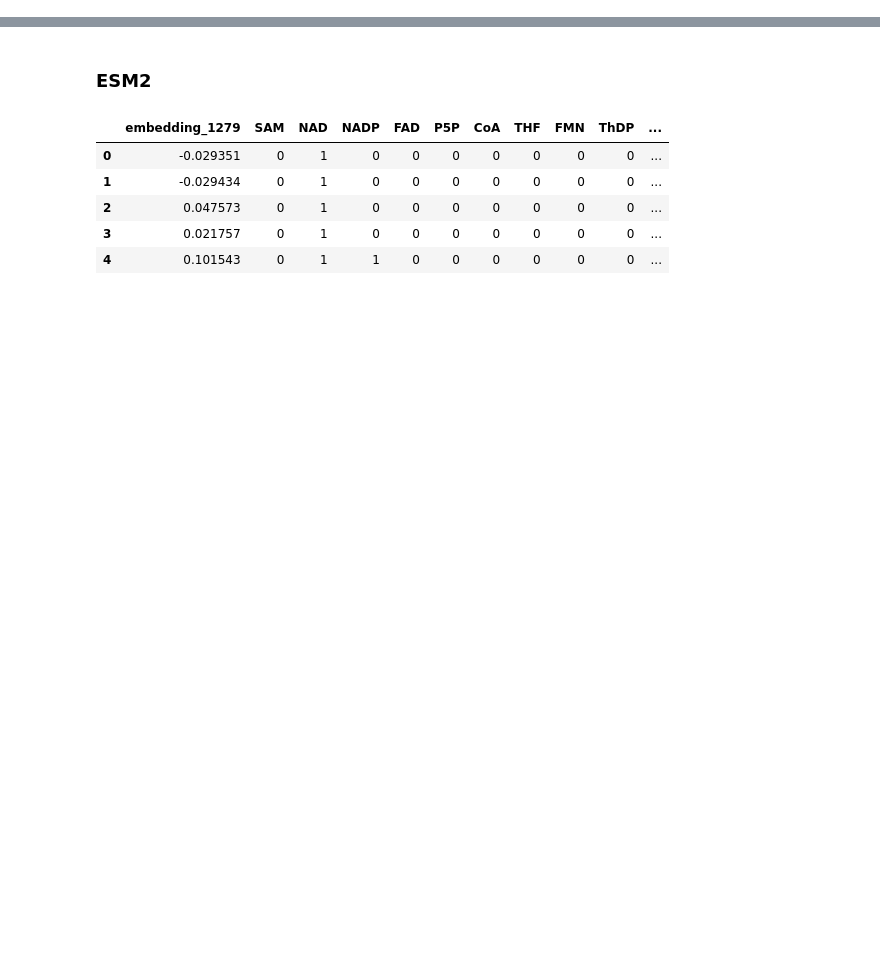
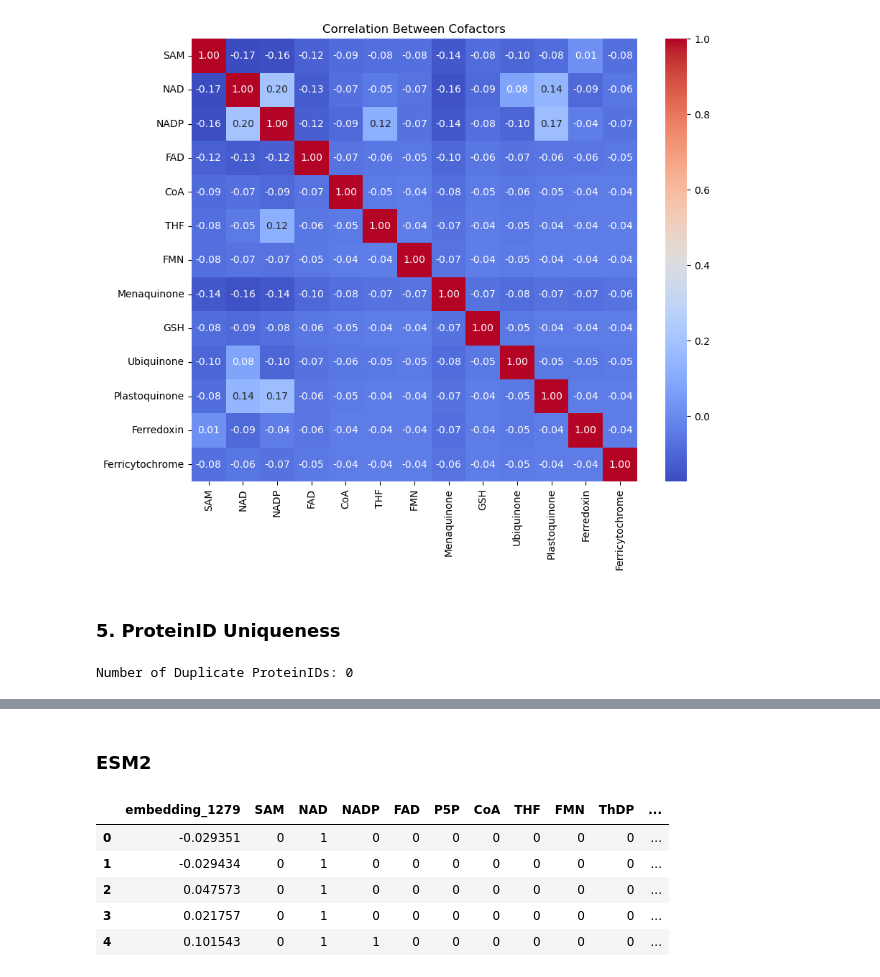
Before and after one commit to joanag05/CofactorPredictionTool, a Jupyter notebook: examples/datasets_analysis.ipynb, the cells around one changed output, grey strips where cells are left out. Saved outputs shown, nothing was run; the diff lists cells and outputs as text; code cells hidden in the pictures; blank space fills up the shorter version.

```diff
--- a/examples/datasets_analysis.ipynb
+++ b/examples/datasets_analysis.ipynb
@@ -1314,0 +174,17 @@ seqvec
+# %%
+cofactor_correlation = df[cofactor_columns].corr()
+# %%
+# Heatmap Visualization
+plt.figure(figsize=(10,8))
+sns.heatmap(cofactor_correlation, annot=True, cmap="coolwarm", fmt=".2f")
+plt.title('Correlation Between Cofactors')
+plt.show()
+# %% [output]
+[figure, added]
+# %% [markdown]
+### 5. ProteinID Uniqueness
+# %%
+duplicate_proteins = df['ProteinID'].duplicated().sum()
+print(f"\nNumber of Duplicate ProteinIDs: {duplicate_proteins}")
+# %% [output]
+Number of Duplicate ProteinIDs: 0
```
Also changed, not shown: parts of 163 cells of this notebook, 24 other files.
